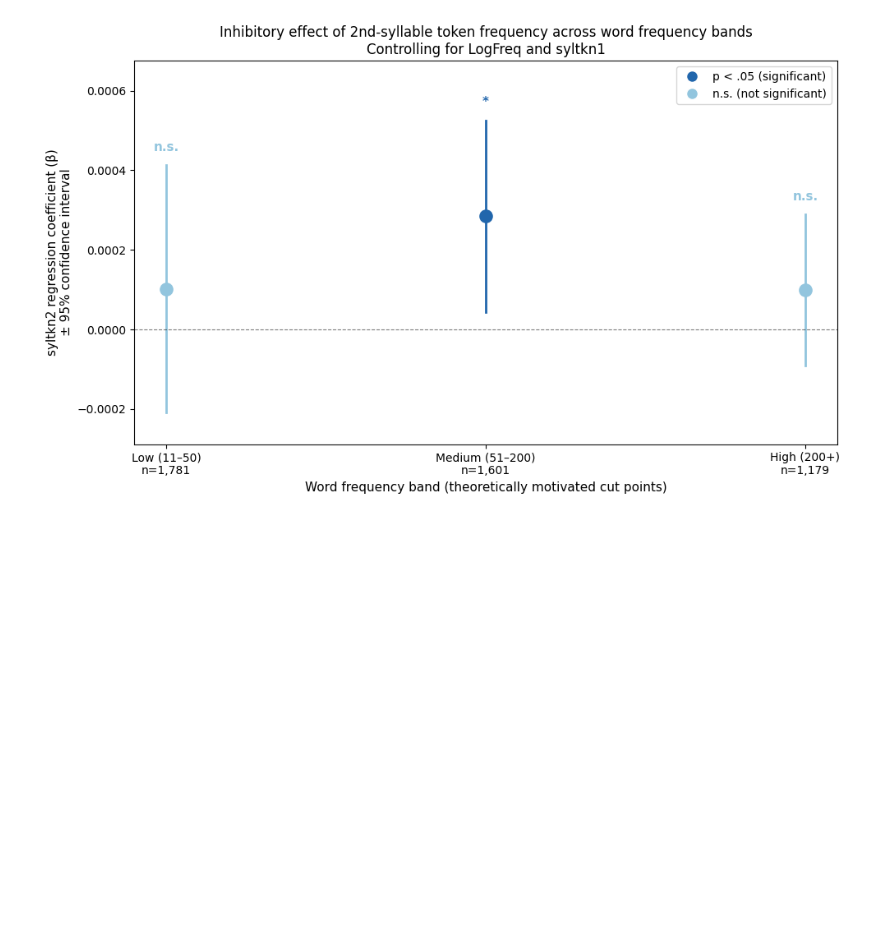
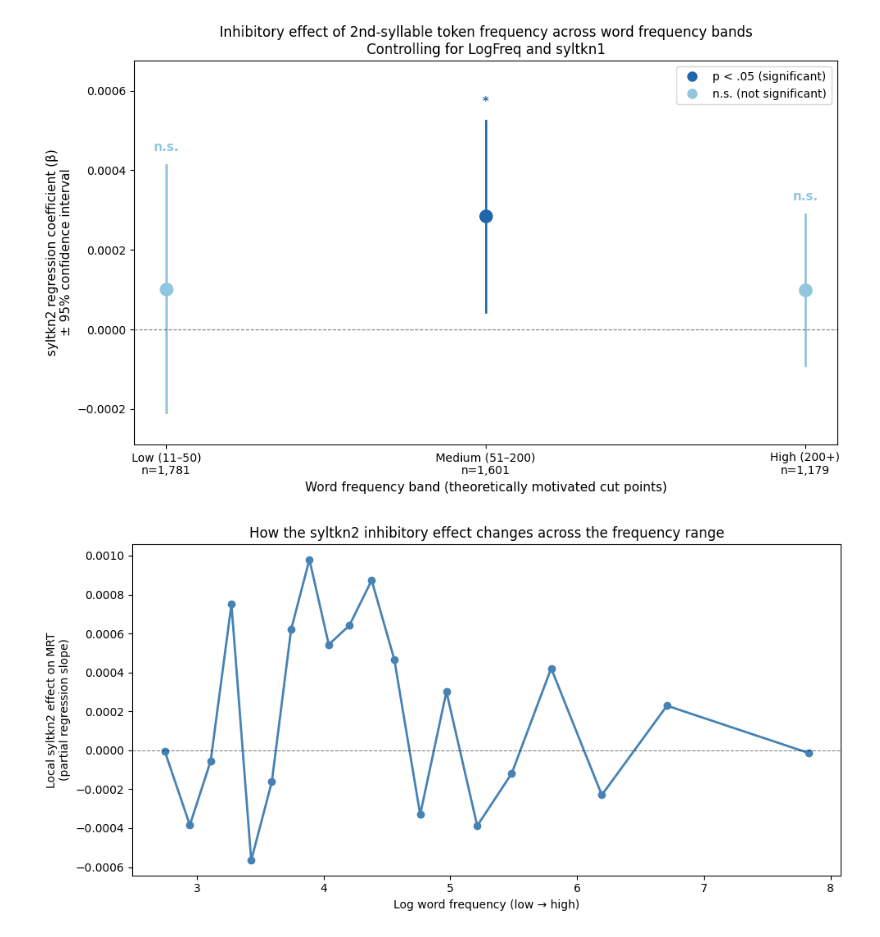
Before and after one commit to psycholinguistics-proj/proj, a Jupyter notebook: Relevant_Analysis_from_D1.ipynb, the cells around one changed output. Saved outputs shown, nothing was run; the diff lists cells and outputs as text; code cells hidden in the pictures; blank space fills up the shorter version.

Commit message:
LOWESS

```diff
--- a/Relevant_Analysis_from_D1.ipynb
+++ b/Relevant_Analysis_from_D1.ipynb
@@ -480,3 +480,47 @@ plt.savefig('freqband_syltkn2_effect.png', dpi=150, bbox_inches='tight')
 plt.show()
 # %% [output]
 [figure]
+# %%
+import numpy as np
+import matplotlib.pyplot as plt
+from statsmodels.nonparametric.smoothers_lowess import lowess
+
+df_c = df_words[['MRT', 'LogFreq', 'syltkn1', 'syltkn2']].dropna().copy()
+
+# Get residuals of MRT after removing LogFreq and syltkn1
+X_other = sm.add_constant(df_c[['LogFreq', 'syltkn1']])
+resid_mrt = sm.OLS(df_c['MRT'], X_other).fit().resid
+
+# Get residuals of syltkn2 after removing LogFreq and syltkn1
+resid_tkn2 = sm.OLS(df_c['syltkn2'], X_other).fit().resid
+
+# Now smooth the relationship between resid_tkn2 and resid_mrt
+# across the frequency range
+df_c['resid_mrt'] = resid_mrt.values
+df_c['resid_tkn2'] = resid_tkn2.values
+
+# Split into 20 equal frequency bins and get mean slope in each
+df_c['FreqBin'] = pd.qcut(df_c['LogFreq'], q=20)
+slopes = []
+freq_mids = []
+
+for bin_label, group in df_c.groupby('FreqBin', observed=True):
+    if len(group) < 30:
+        continue
+    if group['resid_tkn2'].std() == 0:
+        continue
+    m = sm.OLS(group['resid_mrt'],
+               sm.add_constant(group['resid_tkn2'])).fit()
+    slopes.append(m.params['resid_tkn2'])
+    freq_mids.append(group['LogFreq'].mean())
+
+plt.figure(figsize=(10, 5))
+plt.plot(freq_mids, slopes, 'o-', color='steelblue', linewidth=2)
+plt.axhline(0, color='black', linewidth=0.8, linestyle='--', alpha=0.5)
+plt.xlabel('Log word frequency (low → high)')
+plt.ylabel('Local syltkn2 effect on MRT\n(partial regression slope)')
+plt.title('How the syltkn2 inhibitory effect changes across the frequency range')
+plt.tight_layout()
+plt.show()
+# %% [output]
+[figure, added]
```
Also changed, not shown: parts of 1 cell of this notebook.
